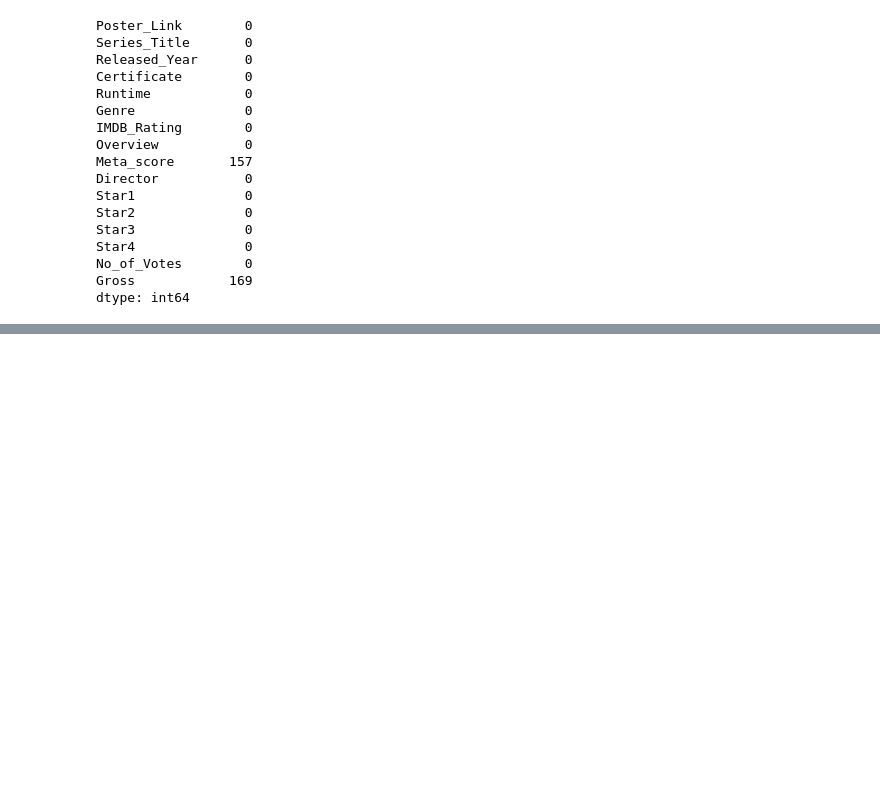
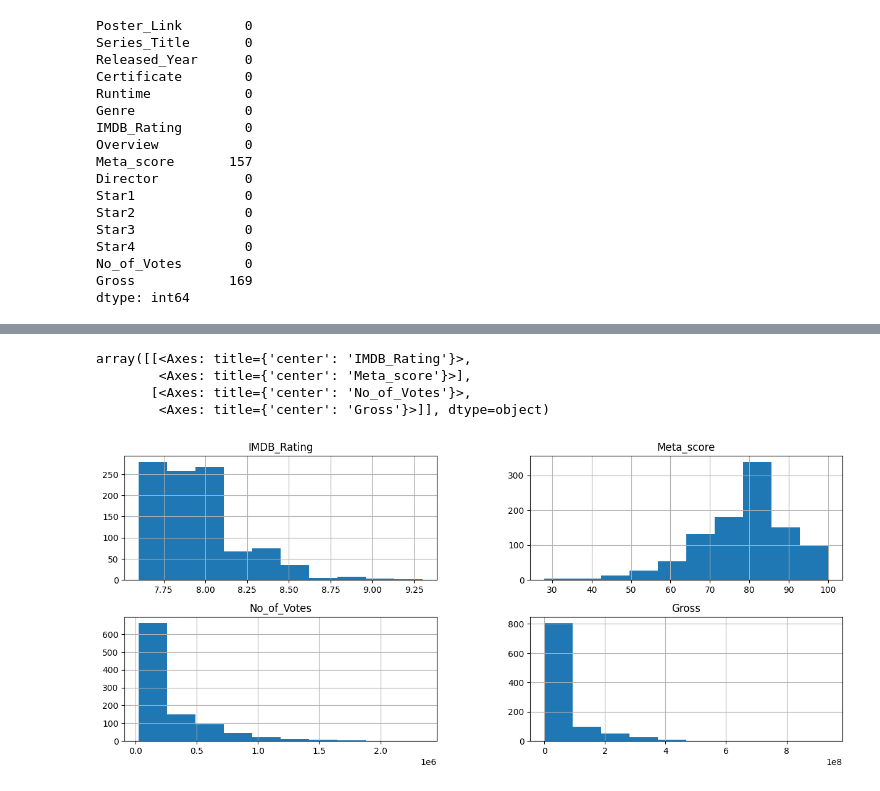
Before and after one commit to vqgquan/IMDB_movie_data_analysis_project, a Jupyter notebook: imdb_analysis.ipynb, the cells around one changed output, grey strips where cells are left out. Drawn from its saved outputs; the diff is of its cells as text; code cells hidden in the pictures; blank space fills up the shorter version.

```diff
--- a/imdb_analysis.ipynb
+++ b/imdb_analysis.ipynb
@@ -59,3 +59,6 @@ Star4              0
 No_of_Votes        0
 Gross            169
 dtype: int64
+# %%
+imdb_dataset["Meta_score"] = imdb_dataset["Meta_score"].fillna(imdb_dataset["Meta_score"].median())
+imdb_dataset["Gross"].dtypes
@@ -61,0 +87,3 @@ dtype: int64
+# %%
+imdb_dataset["Gross"] = imdb_dataset["Gross"].str.replace(",","")
+imdb_dataset["Gross"] = imdb_dataset["Gross"].fillna(0)
@@ -61,0 +99,2 @@ dtype: int64
+# %%
+imdb_dataset["Gross"] = imdb_dataset["Gross"].astype(int)
@@ -61,0 +105,2 @@ dtype: int64
+# %%
+corr_imdb_dataset = imdb_dataset.select_dtypes(include=["number"])
@@ -61,0 +115,8 @@ dtype: int64
+# %%
+corr_imdb_dataset.hist(figsize= (15,6))
+# %% [output]
+array([[<Axes: title={'center': 'IMDB_Rating'}>,
+        <Axes: title={'center': 'Meta_score'}>],
+       [<Axes: title={'center': 'No_of_Votes'}>,
+        <Axes: title={'center': 'Gross'}>]], dtype=object)
+[figure, added]
```
Also changed, not shown: parts of 5 cells of this notebook.
